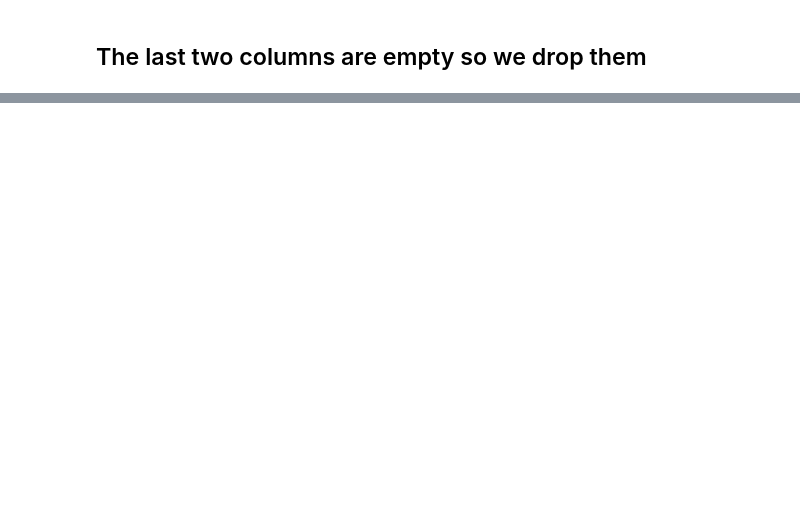
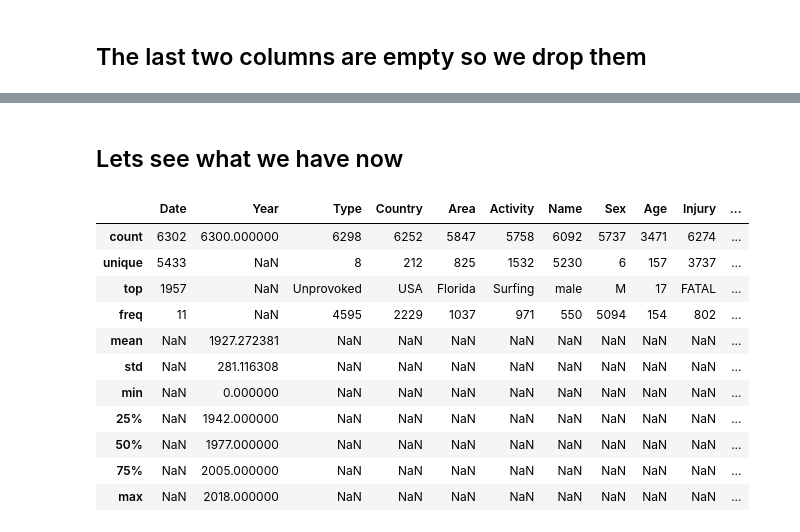
Before and after one commit to CarlosSanzDGP/Datasharks, a Jupyter notebook: Cleaning.ipynb, the cells around one changed output, grey strips where cells are left out. Cells and saved outputs as stored; diff of their text form; code cells hidden in the pictures; blank space fills up the shorter version.

```diff
--- a/Cleaning.ipynb
+++ b/Cleaning.ipynb
@@ -104,0 +170,17 @@ df = df.drop(columns=["Unnamed: 22", "Unnamed: 23"])
+# %% [markdown]
+## Lets see what we have now
+# %%
+df.describe(include='all')
+# %% [output]
+|  | Date | Year | Type | Country | Area | Activity | Name | Sex | Age | Injury | ... |
+| count | 6302 | 6300.000000 | 6298 | 6252 | 5847 | 5758 | 6092 | 5737 | 3471 | 6274 | ... |
+| unique | 5433 | NaN | 8 | 212 | 825 | 1532 | 5230 | 6 | 157 | 3737 | ... |
+| top | 1957 | NaN | Unprovoked | USA | Florida | Surfing | male | M | 17 | FATAL | ... |
+| freq | 11 | NaN | 4595 | 2229 | 1037 | 971 | 550 | 5094 | 154 | 802 | ... |
+| mean | NaN | 1927.272381 | NaN | NaN | NaN | NaN | NaN | NaN | NaN | NaN | ... |
+| std | NaN | 281.116308 | NaN | NaN | NaN | NaN | NaN | NaN | NaN | NaN | ... |
+| min | NaN | 0.000000 | NaN | NaN | NaN | NaN | NaN | NaN | NaN | NaN | ... |
+| 25% | NaN | 1942.000000 | NaN | NaN | NaN | NaN | NaN | NaN | NaN | NaN | ... |
+| 50% | NaN | 1977.000000 | NaN | NaN | NaN | NaN | NaN | NaN | NaN | NaN | ... |
+| 75% | NaN | 2005.000000 | NaN | NaN | NaN | NaN | NaN | NaN | NaN | NaN | ... |
+| max | NaN | 2018.000000 | NaN | NaN | NaN | NaN | NaN | NaN | NaN | NaN | ... |
```
Also changed, not shown: parts of 21 cells of this notebook.
